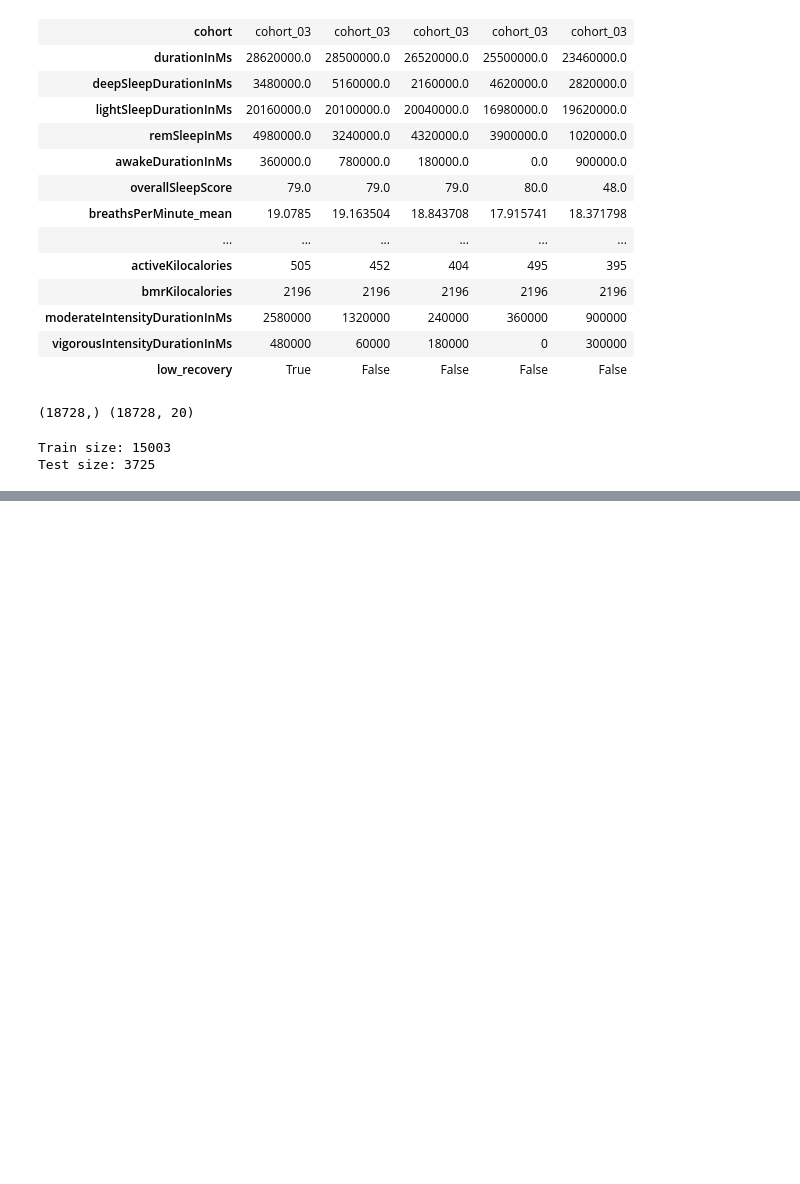
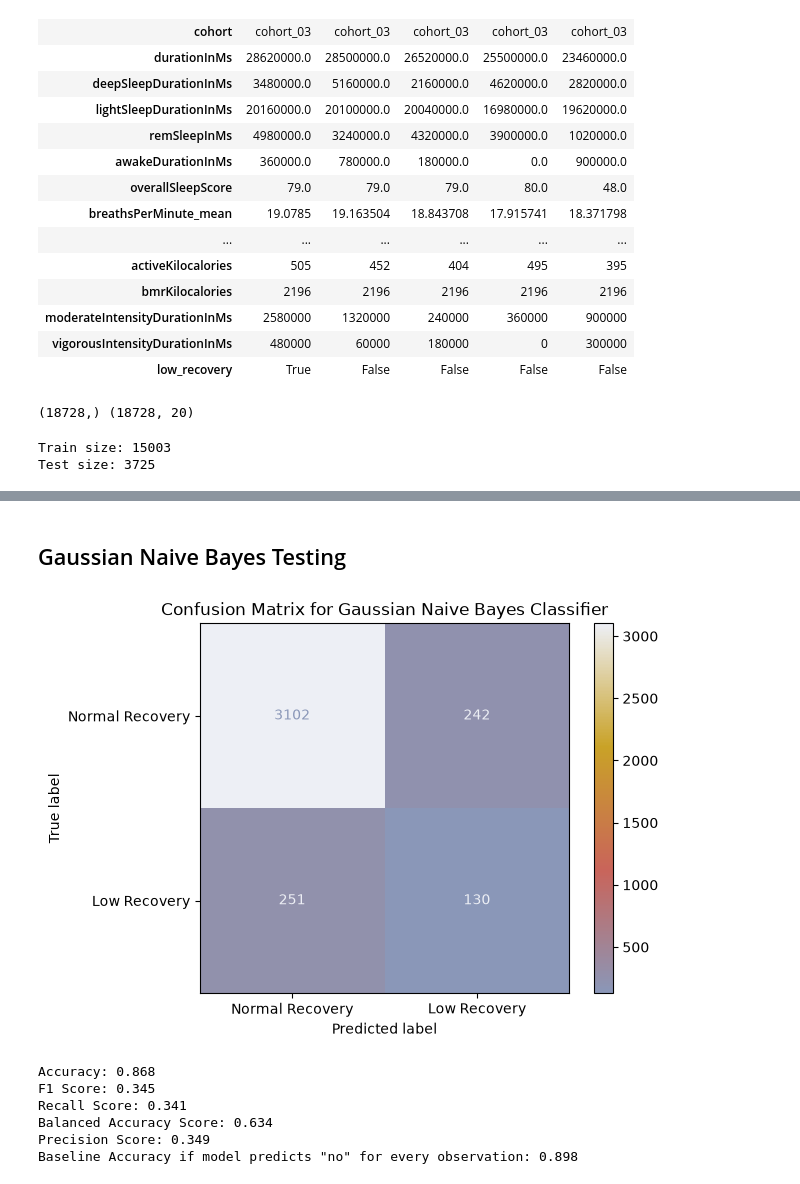
Before and after one commit to meauxcodes/applied-ml-project, a Jupyter notebook: scripts/notebooks/naive_bayes.ipynb, the cells around one changed output, grey strips where cells are left out. Cells and saved outputs as stored; diff of their text form; code cells hidden in the pictures; blank space fills up the shorter version.

```diff
--- a/scripts/notebooks/naive_bayes.ipynb
+++ b/scripts/notebooks/naive_bayes.ipynb
@@ -87,0 +228,59 @@ nb_labeled.iloc[test_idx].to_csv("../../data/clean/nb_test.csv")
+# %% [markdown]
+## Gaussian Naive Bayes Testing
+# %%
+# code adapted from in class notebook
+# implementing the NAIVE BAYES Classifier
+
+
+sc = StandardScaler()
+sc_X_train  = sc.fit_transform(X_train)
+classifier = GaussianNB()  #used to fit the model and later make predictions
+classifier.fit(sc_X_train, y_train) # X_train here is our feature matrix , y_train is the binary aka low recovery/not low recovery
+
+
+# under the hood it estimates the mean and variance of each feature per class (for Gaussian Probability) and it also calculates prior probabilities of each class (how often each class occurs)
+
+preds = classifier.predict(sc.transform(X_test)) # Predicting the Test set
+
+# using the trained classifer to predict the class labels ( 0 or 1) for test data thus returning an array of predicted labels for the test set.
+# %%
+gcm = confusion_matrix(y_test, preds)
+
+disp = ConfusionMatrixDisplay(confusion_matrix=gcm, display_labels=["Normal Recovery","Low Recovery"])
+disp.plot(cmap = nb_cmap)
+disp.ax_.set_title('Confusion Matrix for Gaussian Naive Bayes Classifier');
+# %% [output]
+[figure, added]
+# %%
+# Accuracy, F1 Score and Recall Score
+
+g_accuracy = np.round(accuracy_score(y_test, preds),3)
+
+# accuracy = (TP + TN)/ total  -- measures the overall correctness aka how many predictions
+# were correct
+
+
+g_f1 = np.round(f1_score(y_test, preds),3)
+
+# 2 x (Precision x Recall) / (Precision + Recall) -- balances precision and recall and is useful when you care about both false positive and false negatives and also when your data is imbalanced
+
+g_recall = np.round(recall_score(y_test, preds),3)
+g_bas = np.round(balanced_accuracy_score(y_test, preds),3)
+g_ps = np.round(precision_score(y_test, preds),3)
+g_baseline = np.round(1 - y_test.mean(),3)
+
+# TP/ (TP + FN ) -- Also called sensitivity or TPR (true positive rate) and this measures how well the model catches the positive class and this is important in cases like disease detection, fraud etc where missing positive is COSTLY!!!
+
+print(f'Accuracy: {g_accuracy}')
+print(f'F1 Score: {g_f1}')
+print(f'Recall Score: {g_recall}')
+print(f'Balanced Accuracy Score: {g_bas}')
+print(f'Precision Score: {g_ps}')
+print(f'Baseline Accuracy if model predicts "no" for every observation: {g_baseline}')
+# %% [output]
+Accuracy: 0.868
+F1 Score: 0.345
+Recall Score: 0.341
+Balanced Accuracy Score: 0.634
+Precision Score: 0.349
+Baseline Accuracy if model predicts "no" for every observation: 0.898
```
Also changed, not shown: parts of 21 cells of this notebook, 7 other files.
